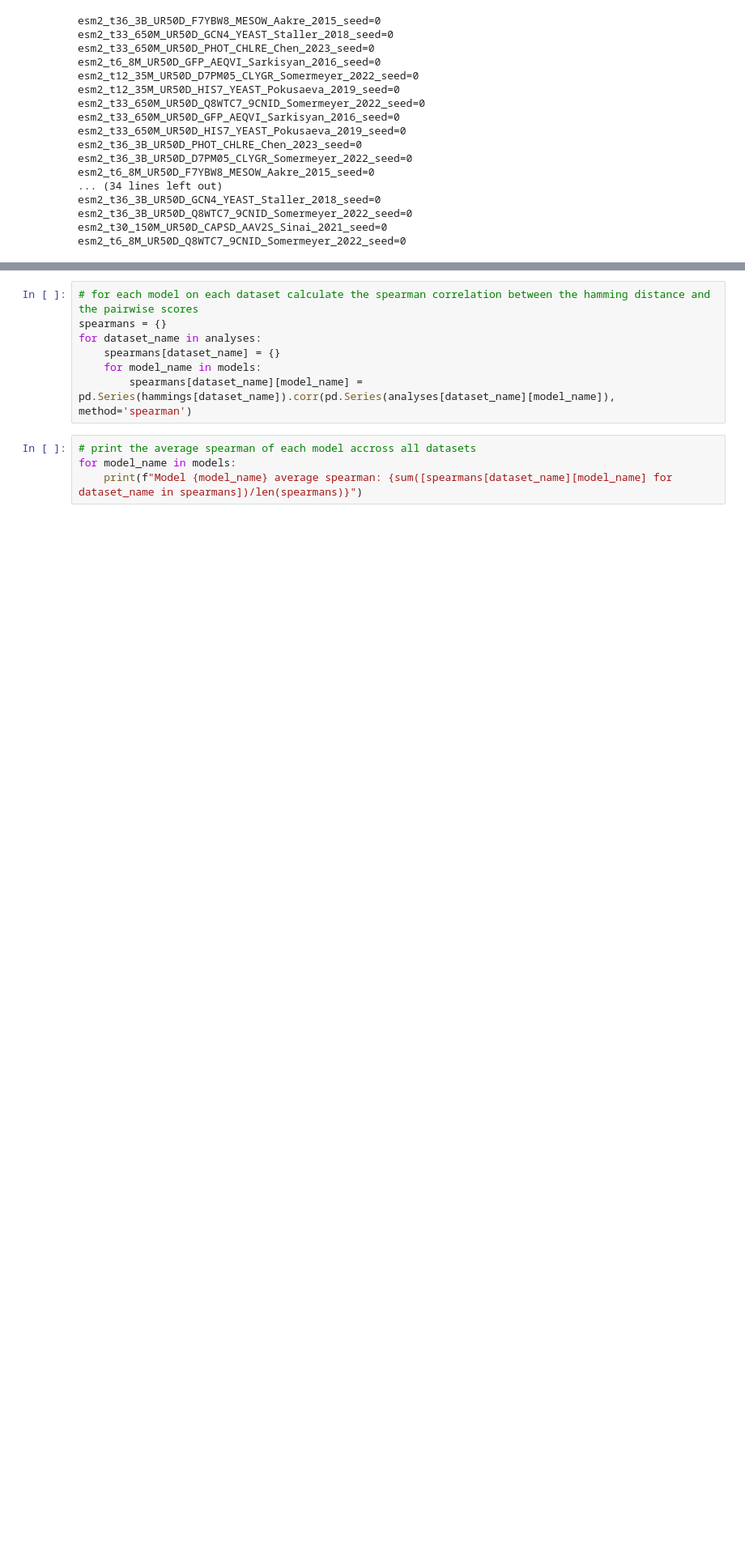
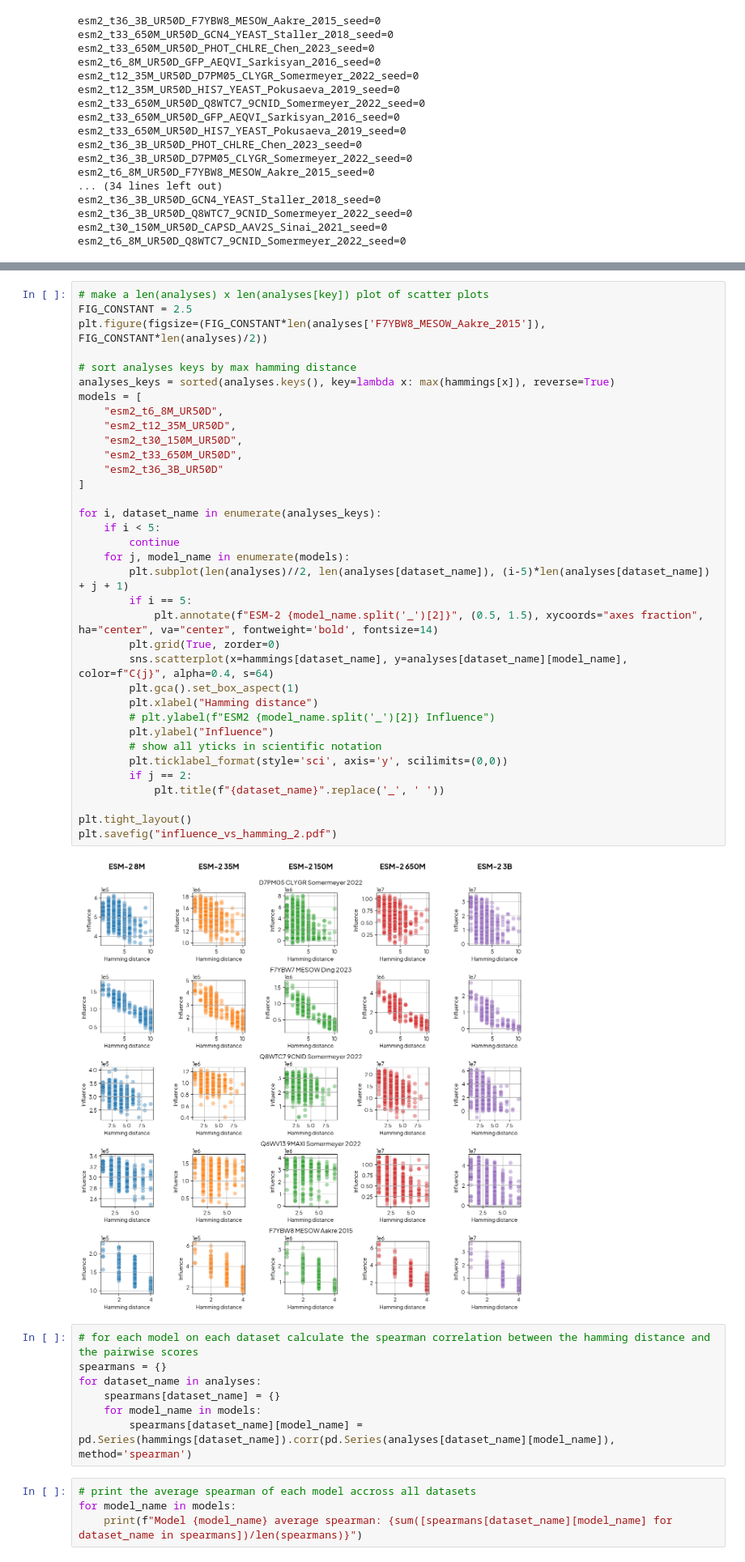
Before and after one commit to Zasder3/bio-if, a Jupyter notebook: experiments/dms/notebooks/all_studies_spearman.ipynb, the cells around one changed output, grey strips where cells are left out. Shown at 81% size. Drawn from its saved outputs; the diff is of its cells as text; blank space fills up the shorter version.

```diff
--- a/experiments/dms/notebooks/all_studies_spearman.ipynb
+++ b/experiments/dms/notebooks/all_studies_spearman.ipynb
@@ -83,3 +127,40 @@ plt.tight_layout()
+# %%
+# make a len(analyses) x len(analyses[key]) plot of scatter plots
+FIG_CONSTANT = 2.5
+plt.figure(figsize=(FIG_CONSTANT*len(analyses['F7YBW8_MESOW_Aakre_2015']), FIG_CONSTANT*len(analyses)/2))
+
+# sort analyses keys by max hamming distance
+analyses_keys = sorted(analyses.keys(), key=lambda x: max(hammings[x]), reverse=True)
+models = [
+    "esm2_t6_8M_UR50D",
+    "esm2_t12_35M_UR50D",
+    "esm2_t30_150M_UR50D",
+    "esm2_t33_650M_UR50D",
+    "esm2_t36_3B_UR50D"
+]
+
+for i, dataset_name in enumerate(analyses_keys):
+    if i < 5:
+        continue
+    for j, model_name in enumerate(models):
+        plt.subplot(len(analyses)//2, len(analyses[dataset_name]), (i-5)*len(analyses[dataset_name]) + j + 1)
+        if i == 5:
+            plt.annotate(f"ESM-2 {model_name.split('_')[2]}", (0.5, 1.5), xycoords="axes fraction", ha="center", va="center", fontweight='bold', fontsize=14)
+        plt.grid(True, zorder=0)
+        sns.scatterplot(x=hammings[dataset_name], y=analyses[dataset_name][model_name], color=f"C{j}", alpha=0.4, s=64)
+        plt.gca().set_box_aspect(1)
+        plt.xlabel("Hamming distance")
+        # plt.ylabel(f"ESM2 {model_name.split('_')[2]} Influence")
+        plt.ylabel("Influence")
+        # show all yticks in scientific notation
+        plt.ticklabel_format(style='sci', axis='y', scilimits=(0,0))
+        if j == 2:
+            plt.title(f"{dataset_name}".replace('_', ' '))
+
+plt.tight_layout()
+plt.savefig("influence_vs_hamming_2.pdf")
+# %% [output]
+[figure, added]
 # %%
 # for each model on each dataset calculate the spearman correlation between the hamming distance and the pairwise scores
 spearmans = {}
```
Also changed, not shown: parts of 4 cells of this notebook, 41 other files.
